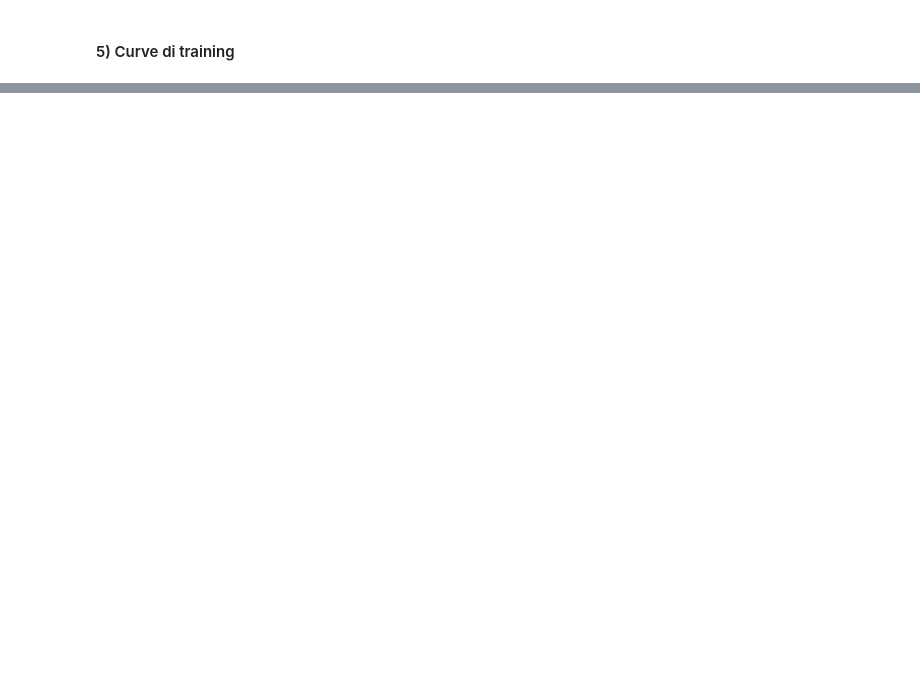
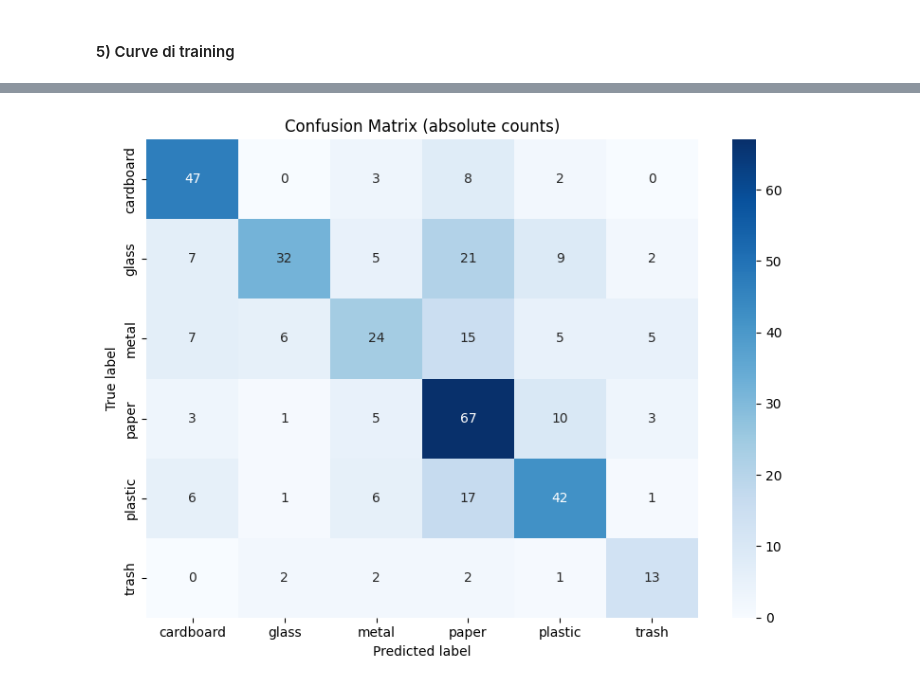
Before and after one commit to Benna02code/Progetto-Data-Science, a Jupyter notebook: notebooks/05_CNN_baseline.ipynb, the cells around one changed output, grey strips where cells are left out. Saved outputs shown, nothing was run; the diff lists cells and outputs as text; code cells hidden in the pictures; blank space fills up the shorter version.

```diff
--- a/notebooks/05_CNN_baseline.ipynb
+++ b/notebooks/05_CNN_baseline.ipynb
@@ -248,0 +289,24 @@ disp.plot(cmap=plt.cm.Blues)
+# %%
+import matplotlib.pyplot as plt
+import seaborn as sns
+import numpy as np
+
+cm = confusion_matrix(y_true, y_pred)
+
+plt.figure(figsize=(8,6))
+sns.heatmap(
+    cm,
+    annot=True,
+    fmt="d",
+    cmap="Blues",
+    xticklabels=target_names,
+    yticklabels=target_names
+)
+
+plt.xlabel("Predicted label")
+plt.ylabel("True label")
+plt.title("Confusion Matrix (absolute counts)")
+plt.tight_layout()
+plt.show()
+# %% [output]
+[figure, added]
```
Also changed, not shown: parts of 14 cells of this notebook, 2 other files.
